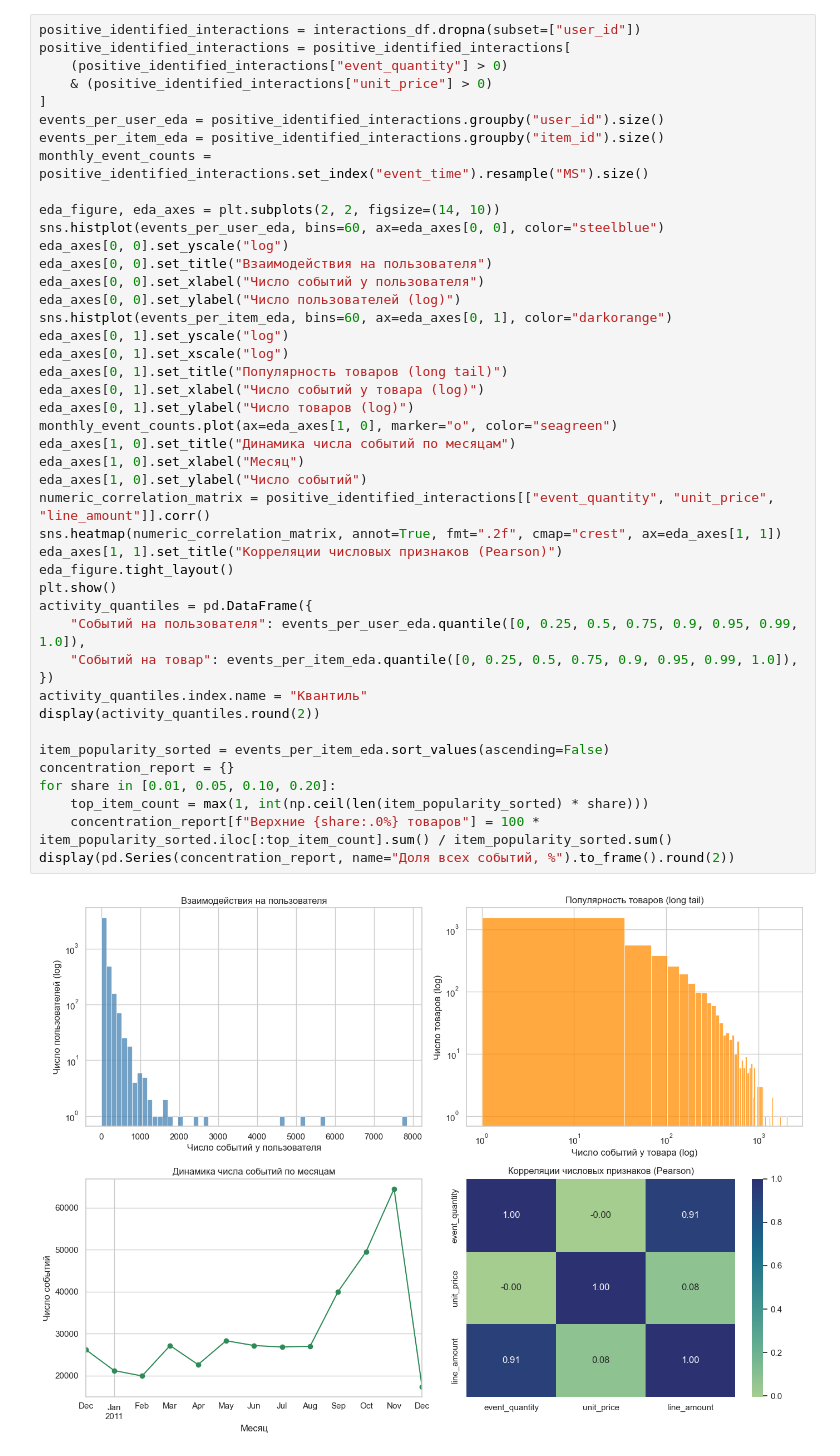
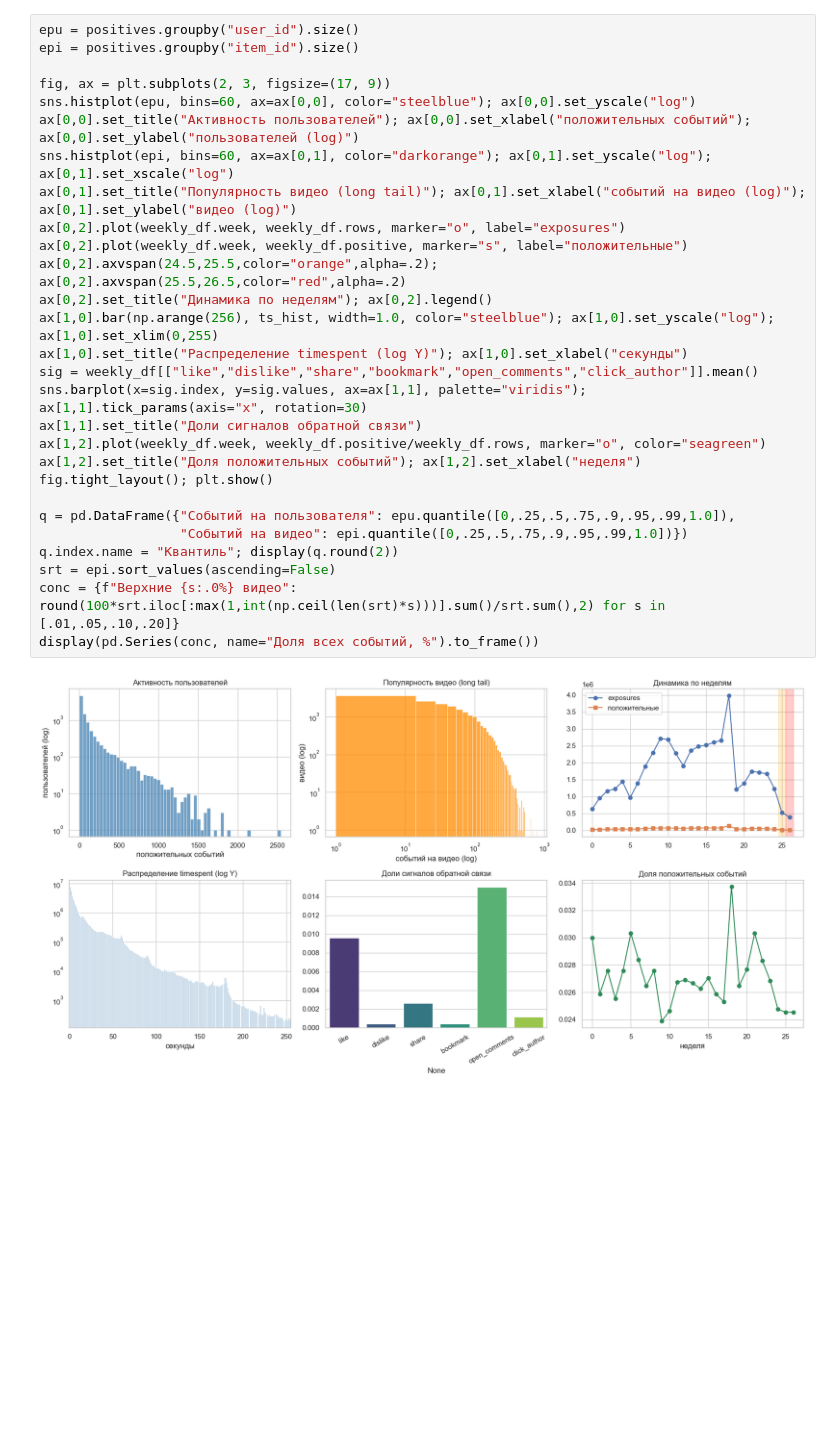
Before and after one commit to VitPap/myProjects, a Jupyter notebook: Python/Data/lab_2.ipynb, the cells around one changed output. Cells and saved outputs as stored; diff of their text form; blank space fills up the shorter version.

```diff
--- a/Python/Data/lab_2.ipynb
+++ b/Python/Data/lab_2.ipynb
@@ -149,46 +149,30 @@ memory usage: 28.9 MB
 # %%
-positive_identified_interactions = interactions_df.dropna(subset=["user_id"])
-positive_identified_interactions = positive_identified_interactions[
-    (positive_identified_interactions["event_quantity"] > 0)
-    & (positive_identified_interactions["unit_price"] > 0)
-]
-events_per_user_eda = positive_identified_interactions.groupby("user_id").size()
-events_per_item_eda = positive_identified_interactions.groupby("item_id").size()
-monthly_event_counts = positive_identified_interactions.set_index("event_time").resample("MS").size()
+epu = positives.groupby("user_id").size()
+epi = positives.groupby("item_id").size()
 
-eda_figure, eda_axes = plt.subplots(2, 2, figsize=(14, 10))
-sns.histplot(events_per_user_eda, bins=60, ax=eda_axes[0, 0], color="steelblue")
-eda_axes[0, 0].set_yscale("log")
-eda_axes[0, 0].set_title("Взаимодействия на пользователя")
-eda_axes[0, 0].set_xlabel("Число событий у пользователя")
-eda_axes[0, 0].set_ylabel("Число пользователей (log)")
-sns.histplot(events_per_item_eda, bins=60, ax=eda_axes[0, 1], color="darkorange")
-eda_axes[0, 1].set_yscale("log")
-eda_axes[0, 1].set_xscale("log")
-eda_axes[0, 1].set_title("Популярность товаров (long tail)")
-eda_axes[0, 1].set_xlabel("Число событий у товара (log)")
-eda_axes[0, 1].set_ylabel("Число товаров (log)")
-monthly_event_counts.plot(ax=eda_axes[1, 0], marker="o", color="seagreen")
-eda_axes[1, 0].set_title("Динамика числа событий по месяцам")
-eda_axes[1, 0].set_xlabel("Месяц")
-eda_axes[1, 0].set_ylabel("Число событий")
-numeric_correlation_matrix = positive_identified_interactions[["event_quantity", "unit_price", "line_amount"]].corr()
-sns.heatmap(numeric_correlation_matrix, annot=True, fmt=".2f", cmap="crest", ax=eda_axes[1, 1])
-eda_axes[1, 1].set_title("Корреляции числовых признаков (Pearson)")
-eda_figure.tight_layout()
-plt.show()
-activity_quantiles = pd.DataFrame({
-    "Событий на пользователя": events_per_user_eda.quantile([0, 0.25, 0.5, 0.75, 0.9, 0.95, 0.99, 1.0]),
-    "Событий на товар": events_per_item_eda.quantile([0, 0.25, 0.5, 0.75, 0.9, 0.95, 0.99, 1.0]),
-})
-activity_quantiles.index.name = "Квантиль"
-display(activity_quantiles.round(2))
+fig, ax = plt.subplots(2, 3, figsize=(17, 9))
+sns.histplot(epu, bins=60, ax=ax[0,0], color="steelblue"); ax[0,0].set_yscale("log")
+ax[0,0].set_title("Активность пользователей"); ax[0,0].set_xlabel("положительных событий"); ax[0,0].set_ylabel("пользователей (log)")
+sns.histplot(epi, bins=60, ax=ax[0,1], color="darkorange"); ax[0,1].set_yscale("log"); ax[0,1].set_xscale("log")
+ax[0,1].set_title("Популярность видео (long tail)"); ax[0,1].set_xlabel("событий на видео (log)"); ax[0,1].set_ylabel("видео (log)")
+ax[0,2].plot(weekly_df.week, weekly_df.rows, marker="o", label="exposures")
+ax[0,2].plot(weekly_df.week, weekly_df.positive, marker="s", label="положительные")
+ax[0,2].axvspan(24.5,25.5,color="orange",alpha=.2); ax[0,2].axvspan(25.5,26.5,color="red",alpha=.2)
+ax[0,2].set_title("Динамика по неделям"); ax[0,2].legend()
+ax[1,0].bar(np.arange(256), ts_hist, width=1.0, color="steelblue"); ax[1,0].set_yscale("log"); ax[1,0].set_xlim(0,255)
+ax[1,0].set_title("Распределение timespent (log Y)"); ax[1,0].set_xlabel("секунды")
+sig = weekly_df[["like","dislike","share","bookmark","open_comments","click_author"]].mean()
+sns.barplot(x=sig.index, y=sig.values, ax=ax[1,1], palette="viridis"); ax[1,1].tick_params(axis="x", rotation=30)
+ax[1,1].set_title("Доли сигналов обратной связи")
+ax[1,2].plot(weekly_df.week, weekly_df.positive/weekly_df.rows, marker="o", color="seagreen")
+ax[1,2].set_title("Доля положительных событий"); ax[1,2].set_xlabel("неделя")
+fig.tight_layout(); plt.show()
 
-item_popularity_sorted = events_per_item_eda.sort_values(ascending=False)
-concentration_report = {}
-for share in [0.01, 0.05, 0.10, 0.20]:
-    top_item_count = max(1, int(np.ceil(len(item_popularity_sorted) * share)))
-    concentration_report[f"Верхние {share:.0%} товаров"] = 100 * item_popularity_sorted.iloc[:top_item_count].sum() / item_popularity_sorted.sum()
-display(pd.Series(concentration_report, name="Доля всех событий, %").to_frame().round(2))
+q = pd.DataFrame({"Событий на пользователя": epu.quantile([0,.25,.5,.75,.9,.95,.99,1.0]),
+                  "Событий на видео": epi.quantile([0,.25,.5,.75,.9,.95,.99,1.0])})
+q.index.name = "Квантиль"; display(q.round(2))
+srt = epi.sort_values(ascending=False)
+conc = {f"Верхние {s:.0%} видео": round(100*srt.iloc[:max(1,int(np.ceil(len(srt)*s)))].sum()/srt.sum(),2) for s in [.01,.05,.10,.20]}
+display(pd.Series(conc, name="Доля всех событий, %").to_frame())
 # %% [output]
-[figure, old version]
+[figure, new version]
```
Also changed, not shown: parts of 21 cells of this notebook.
